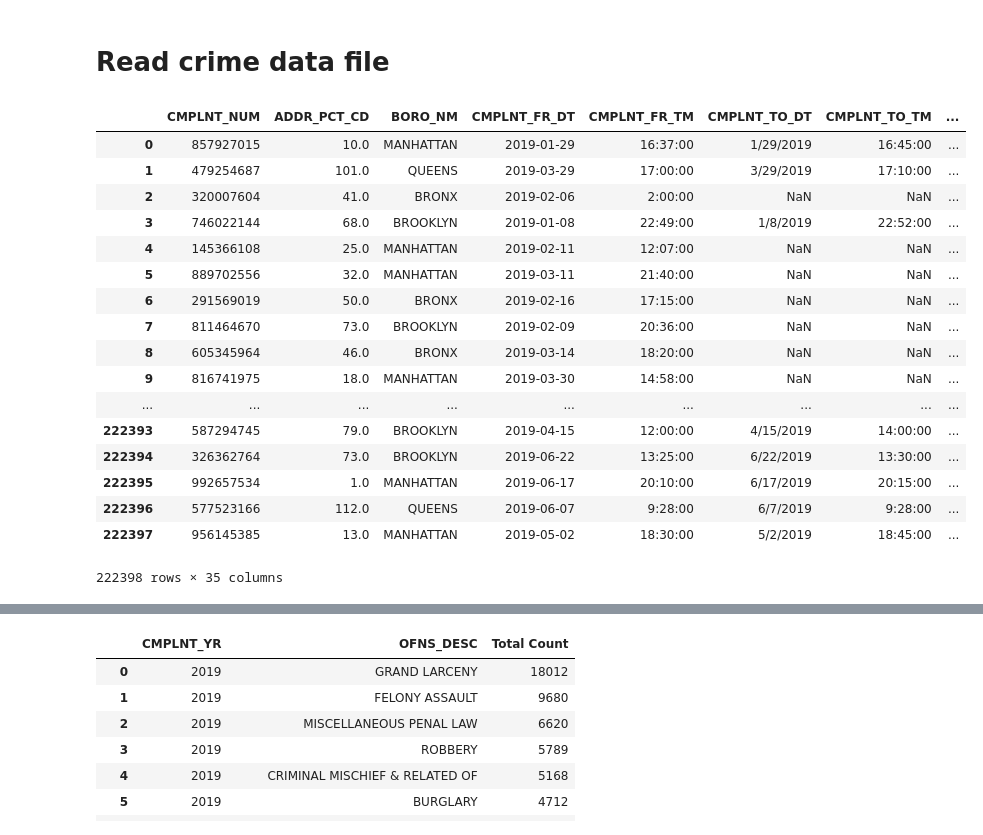
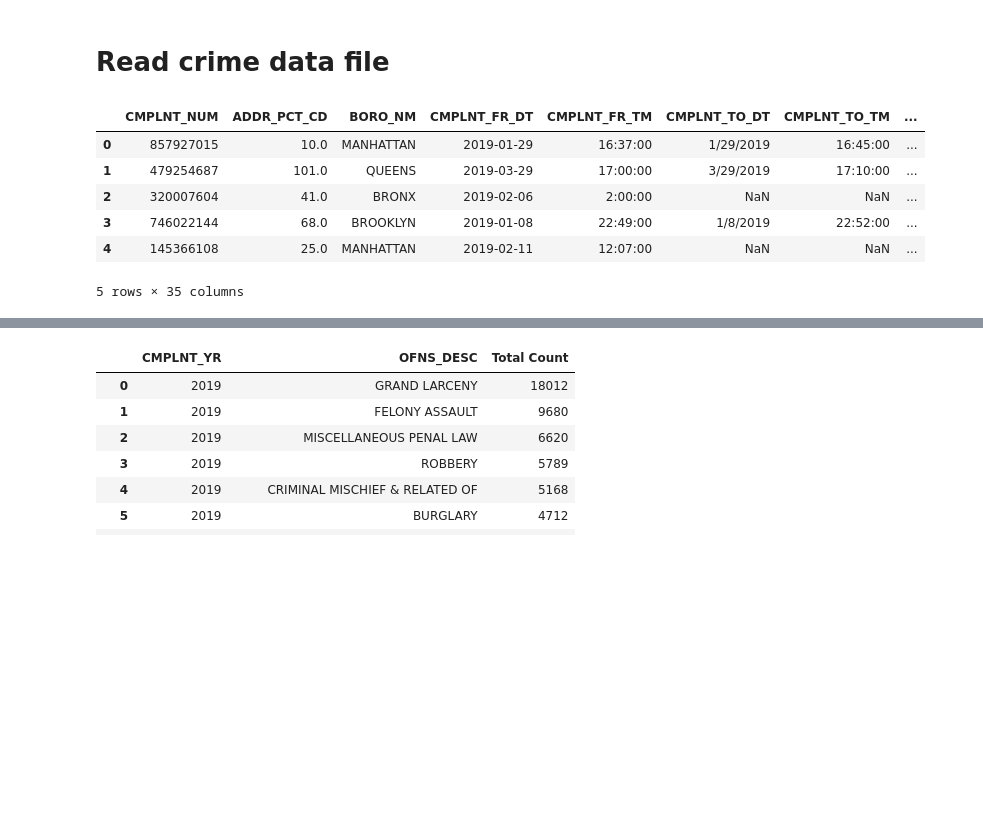
Before and after one commit to Kasawn/Vegan-, a Jupyter notebook: Crime.ipynb, the cells around one changed output, grey strips where cells are left out. Drawn from its saved outputs; the diff is of its cells as text; code cells hidden in the pictures; blank space fills up the shorter version.

```diff
--- a/Crime.ipynb
+++ b/Crime.ipynb
@@ -25,29 +13,18 @@ gkey
 # %%
 file='NYPD_Data.csv'
 df=pd.read_csv(file)
 df.head()
 # convert CMPLNT_FR_DT to date format. 222398 rows records in file
 df['CMPLNT_FR_DT'] = pd.to_datetime(df['CMPLNT_FR_DT'],errors = 'coerce')
-df
+df.head()
 # %% [output]
 |  | CMPLNT_NUM | ADDR_PCT_CD | BORO_NM | CMPLNT_FR_DT | CMPLNT_FR_TM | CMPLNT_TO_DT | CMPLNT_TO_TM | ... |
 | 0 | 857927015 | 10.0 | MANHATTAN | 2019-01-29 | 16:37:00 | 1/29/2019 | 16:45:00 | ... |
 | 1 | 479254687 | 101.0 | QUEENS | 2019-03-29 | 17:00:00 | 3/29/2019 | 17:10:00 | ... |
 | 2 | 320007604 | 41.0 | BRONX | 2019-02-06 | 2:00:00 | NaN | NaN | ... |
 | 3 | 746022144 | 68.0 | BROOKLYN | 2019-01-08 | 22:49:00 | 1/8/2019 | 22:52:00 | ... |
 | 4 | 145366108 | 25.0 | MANHATTAN | 2019-02-11 | 12:07:00 | NaN | NaN | ... |
-| 5 | 889702556 | 32.0 | MANHATTAN | 2019-03-11 | 21:40:00 | NaN | NaN | ... |
-| 6 | 291569019 | 50.0 | BRONX | 2019-02-16 | 17:15:00 | NaN | NaN | ... |
-| 7 | 811464670 | 73.0 | BROOKLYN | 2019-02-09 | 20:36:00 | NaN | NaN | ... |
-| 8 | 605345964 | 46.0 | BRONX | 2019-03-14 | 18:20:00 | NaN | NaN | ... |
-| 9 | 816741975 | 18.0 | MANHATTAN | 2019-03-30 | 14:58:00 | NaN | NaN | ... |
-| ... | ... | ... | ... | ... | ... | ... | ... | ... |
-| 222393 | 587294745 | 79.0 | BROOKLYN | 2019-04-15 | 12:00:00 | 4/15/2019 | 14:00:00 | ... |
-| 222394 | 326362764 | 73.0 | BROOKLYN | 2019-06-22 | 13:25:00 | 6/22/2019 | 13:30:00 | ... |
-| 222395 | 992657534 | 1.0 | MANHATTAN | 2019-06-17 | 20:10:00 | 6/17/2019 | 20:15:00 | ... |
-| 222396 | 577523166 | 112.0 | QUEENS | 2019-06-07 | 9:28:00 | 6/7/2019 | 9:28:00 | ... |
-| 222397 | 956145385 | 13.0 | MANHATTAN | 2019-05-02 | 18:30:00 | 5/2/2019 | 18:45:00 | ... |
-222398 rows × 35 columns
+5 rows × 35 columns
 # %%
 # Filter for only "Felony" category
 felonyDf = df[df["LAW_CAT_CD"] == 'FELONY']
```
Also changed, not shown: parts of 20 cells of this notebook.
